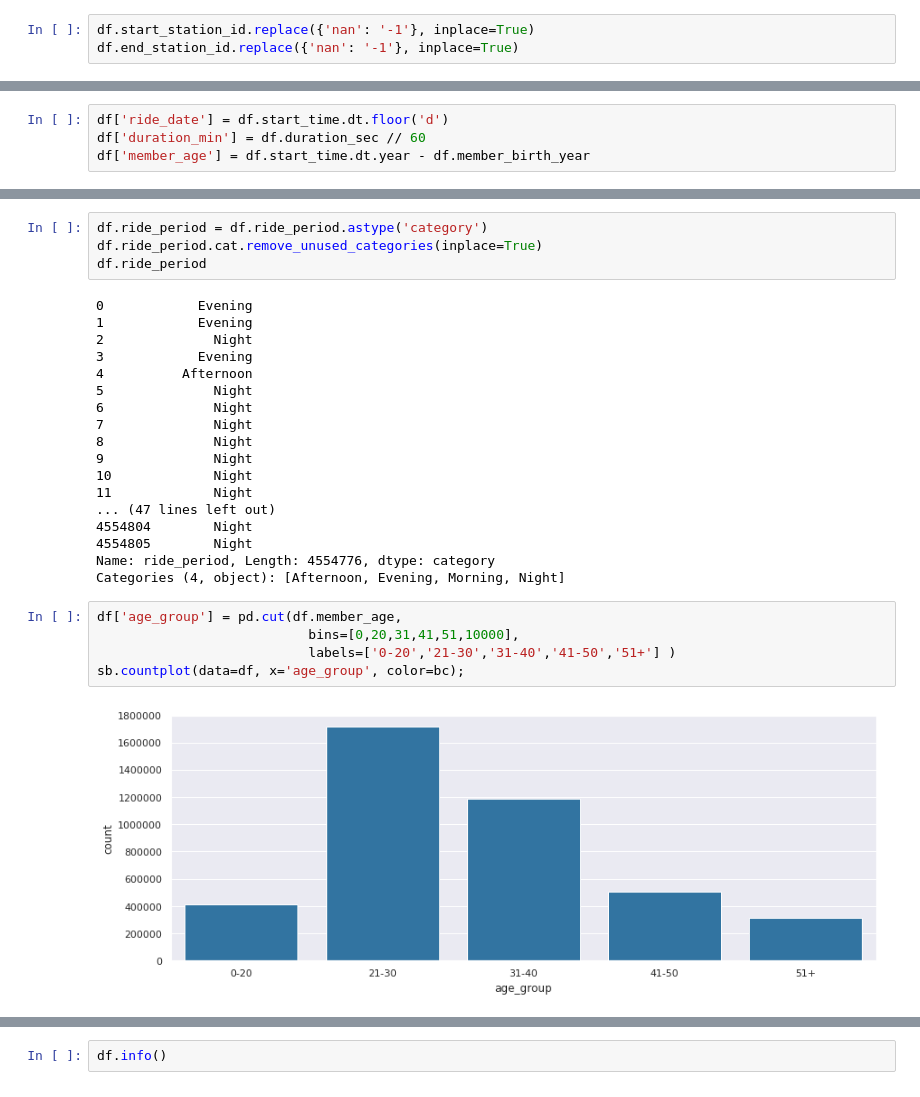
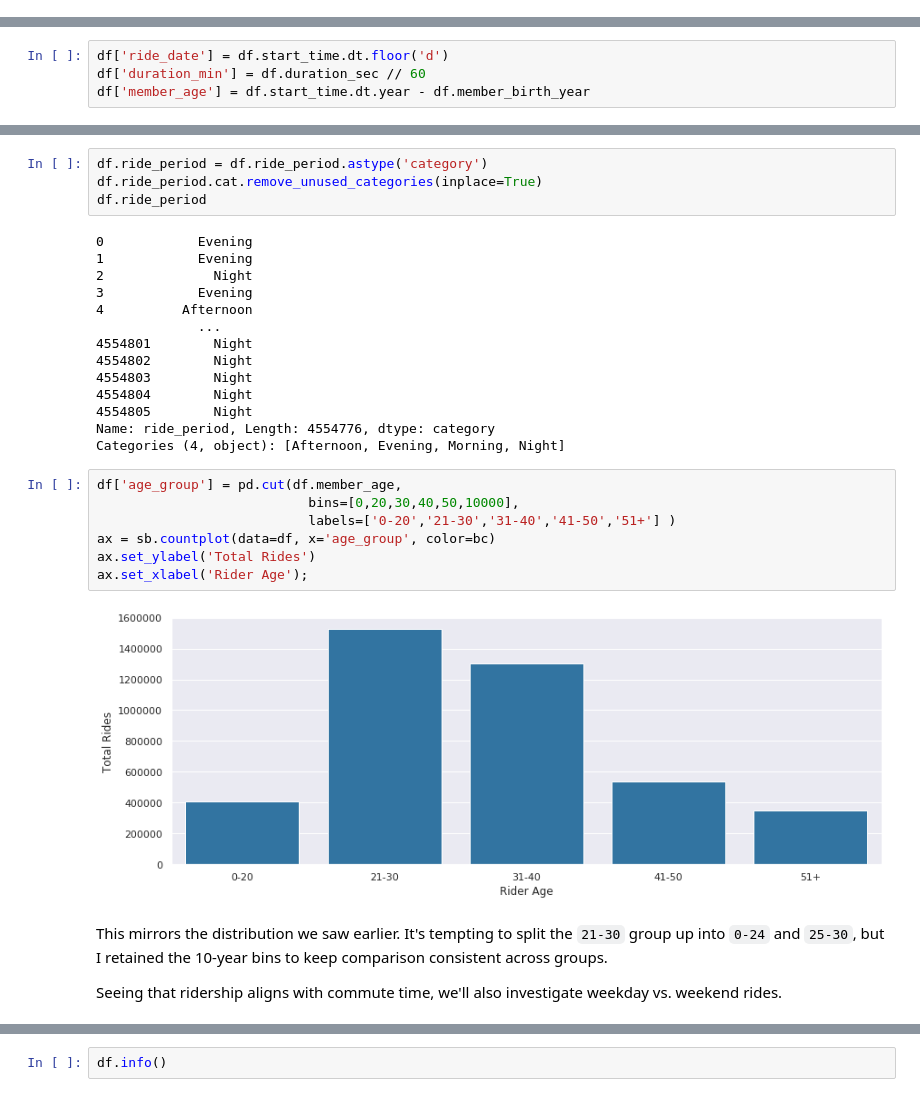
Before and after one commit to sdmccaul/udacity-da-viz, a Jupyter notebook: exploratory.ipynb, the cells around one changed output, grey strips where cells are left out. Saved outputs shown, nothing was run; the diff lists cells and outputs as text.

```diff
--- a/exploratory.ipynb
+++ b/exploratory.ipynb
@@ -342,3 +321,0 @@ Name: start_station_id, Length: 427, dtype: int64
-# %%
-df.start_station_id.replace({'nan': '-1'}, inplace=True)
-df.end_station_id.replace({'nan': '-1'}, inplace=True)
@@ -541,25 +505,27 @@ df.ride_period
 2              Night
 3            Evening
 4          Afternoon
-5              Night
-6              Night
-7              Night
-8              Night
-9              Night
-10             Night
-11             Night
-... (47 lines left out)
+             ...
+4554801        Night
+4554802        Night
+4554803        Night
 4554804        Night
 4554805        Night
 Name: ride_period, Length: 4554776, dtype: category
 Categories (4, object): [Afternoon, Evening, Morning, Night]
 # %%
 df['age_group'] = pd.cut(df.member_age,
-                           bins=[0,20,31,41,51,10000],
+                           bins=[0,20,30,40,50,10000],
                            labels=['0-20','21-30','31-40','41-50','51+'] )
-sb.countplot(data=df, x='age_group', color=bc);
+ax = sb.countplot(data=df, x='age_group', color=bc)
+ax.set_ylabel('Total Rides')
+ax.set_xlabel('Rider Age');
 # %% [output]
-[figure, old version]
+[figure, new version]
+# %% [markdown]
+This mirrors the distribution we saw earlier. It's tempting to split the `21-30` group up into `0-24` and `25-30`, but I retained the 10-year bins to keep comparison consistent across groups.
+
+Seeing that ridership aligns with commute time, we'll also investigate weekday vs. weekend rides.
 # %%
 df['weekday_ride'] = df.ride_date.dt.dayofweek < 5
 sb.countplot(data=df, x='weekday_ride', color=bc);
```
Also changed, not shown: parts of 76 cells of this notebook.
